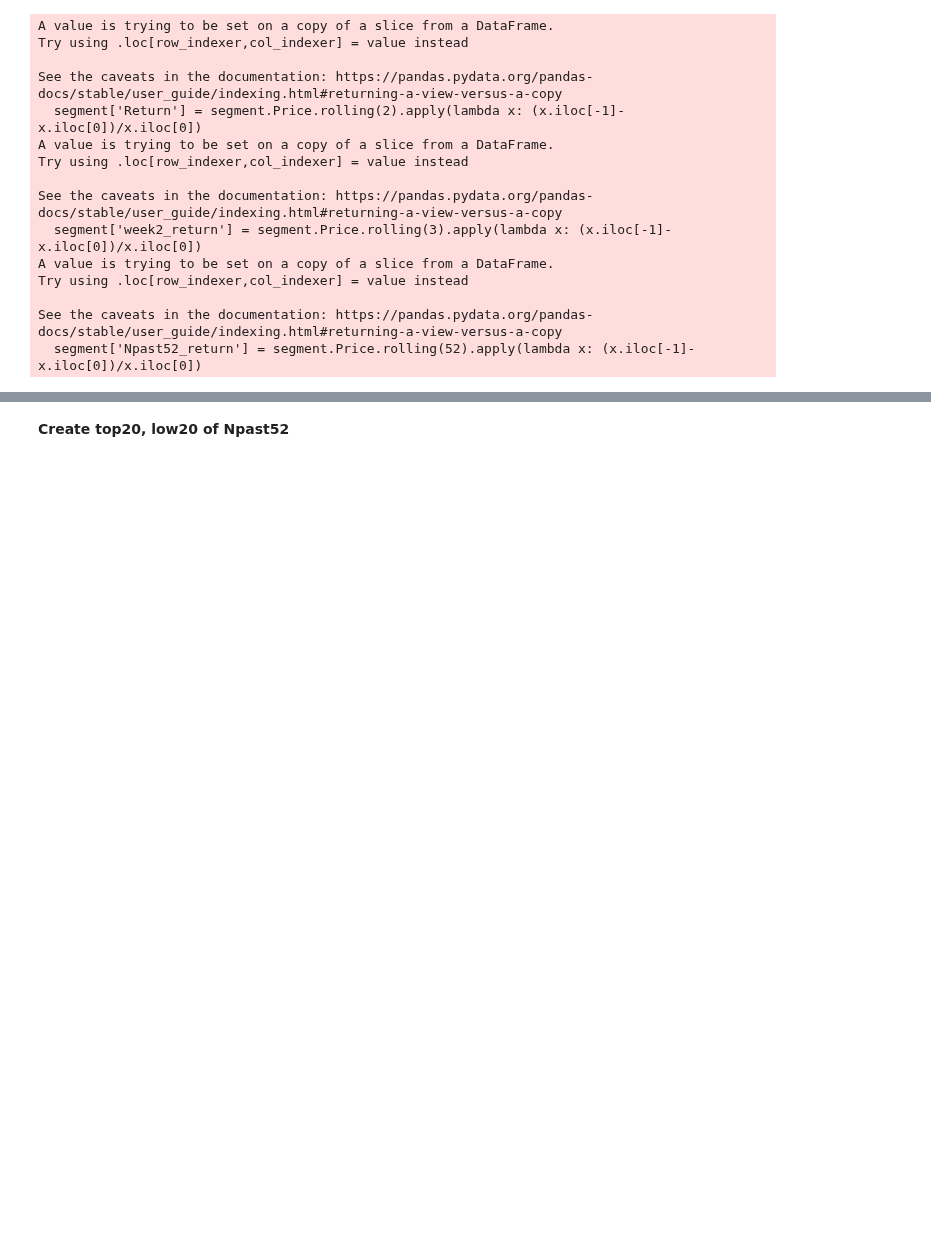
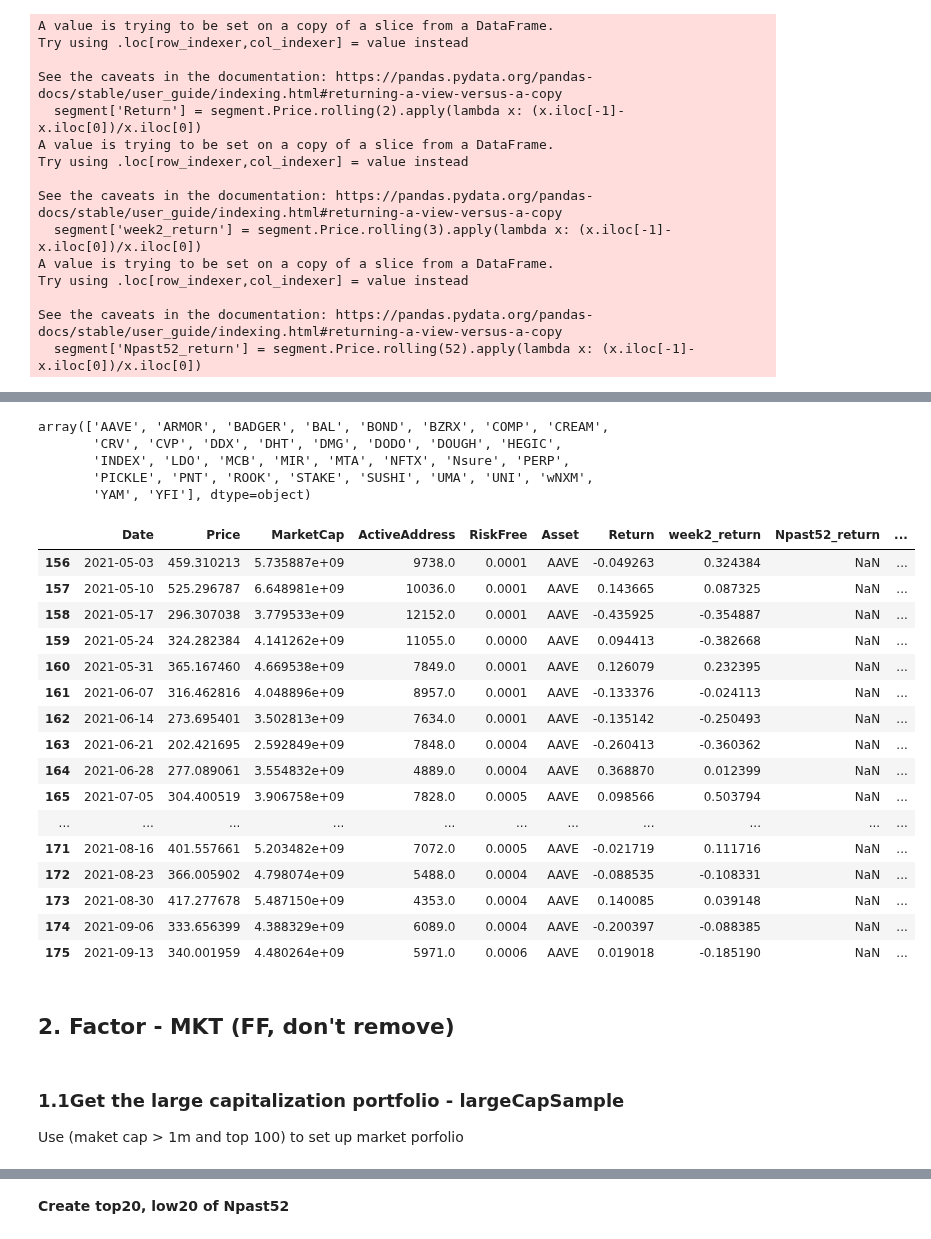
Before and after one commit to PracticumCrypto/C5-Analyzer, a Jupyter notebook: ALL.ipynb, the cells around one changed output, grey strips where cells are left out. Saved outputs shown, nothing was run; the diff lists cells and outputs as text; code cells hidden in the pictures; blank space fills up the shorter version.

```diff
--- a/ALL.ipynb
+++ b/ALL.ipynb
@@ -28,11 +23,10 @@ rootUrl = 'https://api.glassnode.com'
 symbolList = ['BTC', 'ETH', 'LTC', 'AAVE', 'ABT', 'AMPL', 'ANT', 'ARMOR', 'BADGER', 'BAL', 'BAND', 'BAT', 'BIX', 'BNT', 'BOND', 'BRD', 'BUSD', 'BZRX', 'CELR', 'CHSB', 'CND', 'COMP', 'CREAM', 'CRO', 'CRV', 'CVC', 'CVP', 'DAI', 'DDX', 'DENT', 'DGX', 'DHT', 'DMG', 'DODO', 'DOUGH', 'DRGN', 'ELF', 'ENG', 'ENJ', 'EURS', 'FET', 'FTT', 'FUN', 'GNO', 'GUSD', 'HEGIC', 'HOT', 'HPT', 'HT', 'HUSD', 'INDEX', 'KCS', 'LAMB', 'LBA', 'LDO', 'LEO', 'LINK', 'LOOM', 'LRC', 'MANA', 'MATIC',
               'MCB', 'MCO', 'MFT', 'MIR', 'MKR', 'MLN', 'MTA', 'MTL', 'MX', 'NDX', 'NEXO', 'NFTX', 'NMR', 'Nsure', 'OCEAN', 'OKB', 'OMG', 'PAY', 'PERP', 'PICKLE', 'PNK', 'PNT', 'POLY', 'POWR', 'PPT', 'QASH', 'QKC', 'QNT', 'RDN', 'REN', 'REP', 'RLC', 'ROOK', 'RPL', 'RSR', 'SAI', 'SAN', 'SNT', 'SNX', 'STAKE', 'STORJ', 'sUSD', 'SUSHI', 'TEL', 'TOP', 'UBT', 'UMA', 'UNI', 'USDC', 'USDK', 'USDP', 'USDT', 'UTK', 'VERI', 'WaBi', 'WAX', 'WBTC', 'WETH', 'wNXM', 'WTC', 'YAM', 'YFI', 'ZRX']
 
-symbolListShort = ['BTC', 'ETH', 'LTC']
+# symbolListShort = ['BTC', 'ETH', 'LTC']
 
 endPoints = {
     'Price': '/v1/metrics/market/price_usd_close',
     'MarketCap': '/v1/metrics/market/marketcap_usd',
-#    'TransactionCount': '/v1/metrics/transactions/count', delete
     'ActiveAddress': '/v1/metrics/addresses/active_count',
 }
@@ -222,26 +192,0 @@ def InterpolationImpute (sample: pd.DataFrame):
-# %%
-def AddReturn(sample: pd.DataFrame):
-    """This Method Add Return Column to Pulled Raw Data
-
-    Args:
-        sample (pd.DataFrame): The Raw Pulled Data without a Return Column
-
-    Returns:
-        fullFrame (pd.DataFrame): DataFrame with a Return Column
-    """
-    fullFrame = pd.DataFrame(columns=list(sample.columns).append(['Return','week2_return','Npast52']))
-    for index in sample['Asset'].unique().tolist():
-        syntax = f"Asset == '{index}'"
-        segment = sample.query(syntax)
-        # Only Select 53 Weeks for Test
-#         temp = segment[-53:-1].reset_index().drop('index', axis=1)
-#         segment = segment[-52:].reset_index().drop('index', axis=1)
-        segment['Return'] = segment.Price.rolling(2).apply(lambda x: (x.iloc[-1]-x.iloc[0])/x.iloc[0])
-        segment['week2_return'] = segment.Price.rolling(3).apply(lambda x: (x.iloc[-1]-x.iloc[0])/x.iloc[0])
-        segment['Npast52_return'] = segment.Price.rolling(52).apply(lambda x: (x.iloc[-1]-x.iloc[0])/x.iloc[0])
-        segment = segment[-104:].reset_index(drop=True)
-        fullFrame = pd.concat([fullFrame, segment],
-                                     ignore_index=True)
-        fullFrame["ExcessReturn"] = fullFrame["Return"] - fullFrame["RiskFree"]
-
-    return fullFrame
@@ -315,0 +319,34 @@ dtype: int64
+# %%
+pricenul = fullSample[fullSample['Npast52_return'].isnull()]
+pricenul.Asset.unique()
+# %% [output]
+array(['AAVE', 'ARMOR', 'BADGER', 'BAL', 'BOND', 'BZRX', 'COMP', 'CREAM',
+       'CRV', 'CVP', 'DDX', 'DHT', 'DMG', 'DODO', 'DOUGH', 'HEGIC',
+       'INDEX', 'LDO', 'MCB', 'MIR', 'MTA', 'NFTX', 'Nsure', 'PERP',
+       'PICKLE', 'PNT', 'ROOK', 'STAKE', 'SUSHI', 'UMA', 'UNI', 'wNXM',
+       'YAM', 'YFI'], dtype=object)
+# %%
+pricenul.query(" (Asset == 'AAVE') ")
+# %% [output]
+|  | Date | Price | MarketCap | ActiveAddress | RiskFree | Asset | Return | week2_return | Npast52_return | ... |
+| 156 | 2021-05-03 | 459.310213 | 5.735887e+09 | 9738.0 | 0.0001 | AAVE | -0.049263 | 0.324384 | NaN | ... |
+| 157 | 2021-05-10 | 525.296787 | 6.648981e+09 | 10036.0 | 0.0001 | AAVE | 0.143665 | 0.087325 | NaN | ... |
+| 158 | 2021-05-17 | 296.307038 | 3.779533e+09 | 12152.0 | 0.0001 | AAVE | -0.435925 | -0.354887 | NaN | ... |
+| 159 | 2021-05-24 | 324.282384 | 4.141262e+09 | 11055.0 | 0.0000 | AAVE | 0.094413 | -0.382668 | NaN | ... |
+| 160 | 2021-05-31 | 365.167460 | 4.669538e+09 | 7849.0 | 0.0001 | AAVE | 0.126079 | 0.232395 | NaN | ... |
+| 161 | 2021-06-07 | 316.462816 | 4.048896e+09 | 8957.0 | 0.0001 | AAVE | -0.133376 | -0.024113 | NaN | ... |
+| 162 | 2021-06-14 | 273.695401 | 3.502813e+09 | 7634.0 | 0.0001 | AAVE | -0.135142 | -0.250493 | NaN | ... |
+| 163 | 2021-06-21 | 202.421695 | 2.592849e+09 | 7848.0 | 0.0004 | AAVE | -0.260413 | -0.360362 | NaN | ... |
+| 164 | 2021-06-28 | 277.089061 | 3.554832e+09 | 4889.0 | 0.0004 | AAVE | 0.368870 | 0.012399 | NaN | ... |
+| 165 | 2021-07-05 | 304.400519 | 3.906758e+09 | 7828.0 | 0.0005 | AAVE | 0.098566 | 0.503794 | NaN | ... |
+| ... | ... | ... | ... | ... | ... | ... | ... | ... | ... | ... |
+| 171 | 2021-08-16 | 401.557661 | 5.203482e+09 | 7072.0 | 0.0005 | AAVE | -0.021719 | 0.111716 | NaN | ... |
+| 172 | 2021-08-23 | 366.005902 | 4.798074e+09 | 5488.0 | 0.0004 | AAVE | -0.088535 | -0.108331 | NaN | ... |
+| 173 | 2021-08-30 | 417.277678 | 5.487150e+09 | 4353.0 | 0.0004 | AAVE | 0.140085 | 0.039148 | NaN | ... |
+| 174 | 2021-09-06 | 333.656399 | 4.388329e+09 | 6089.0 | 0.0004 | AAVE | -0.200397 | -0.088385 | NaN | ... |
+| 175 | 2021-09-13 | 340.001959 | 4.480264e+09 | 5971.0 | 0.0006 | AAVE | 0.019018 | -0.185190 | NaN | ... |
+# %% [markdown]
+## 2. Factor - MKT  (FF, don't remove)
+# %% [markdown]
+### 1.1Get the large capitalization portfolio - largeCapSample
+Use (maket cap > 1m and top 100) to set up market porfolio
```
Also changed, not shown: parts of 52 cells of this notebook.
